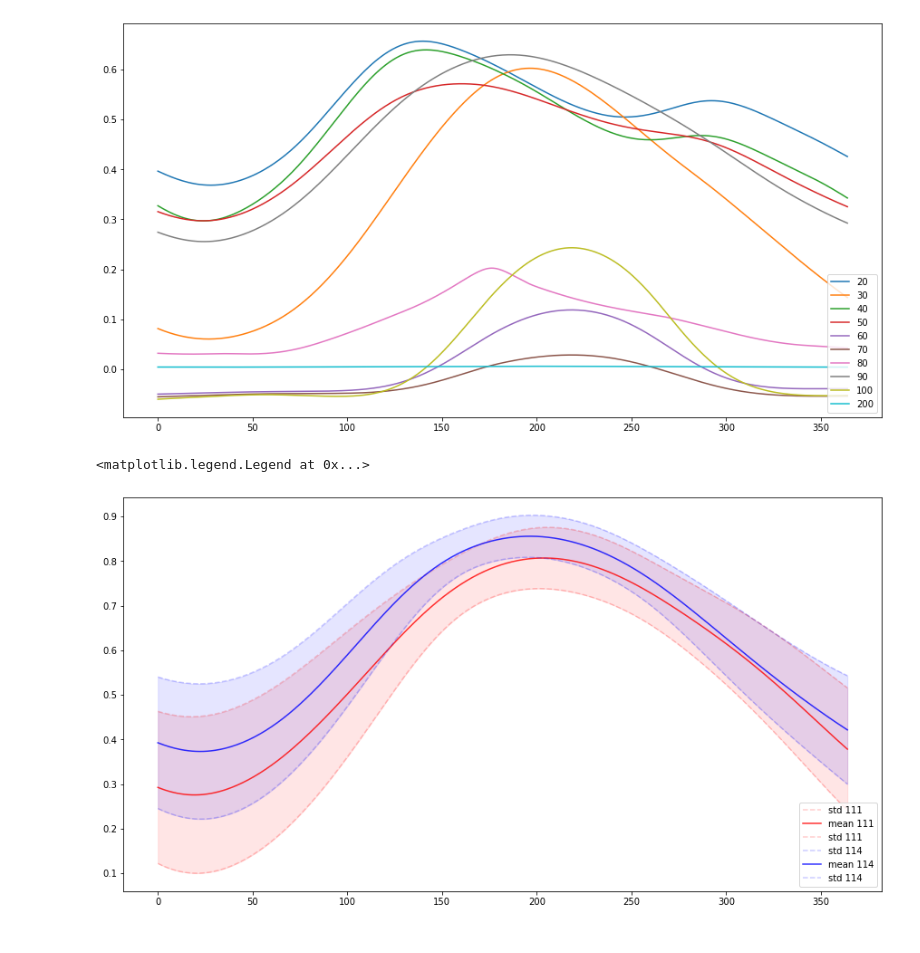
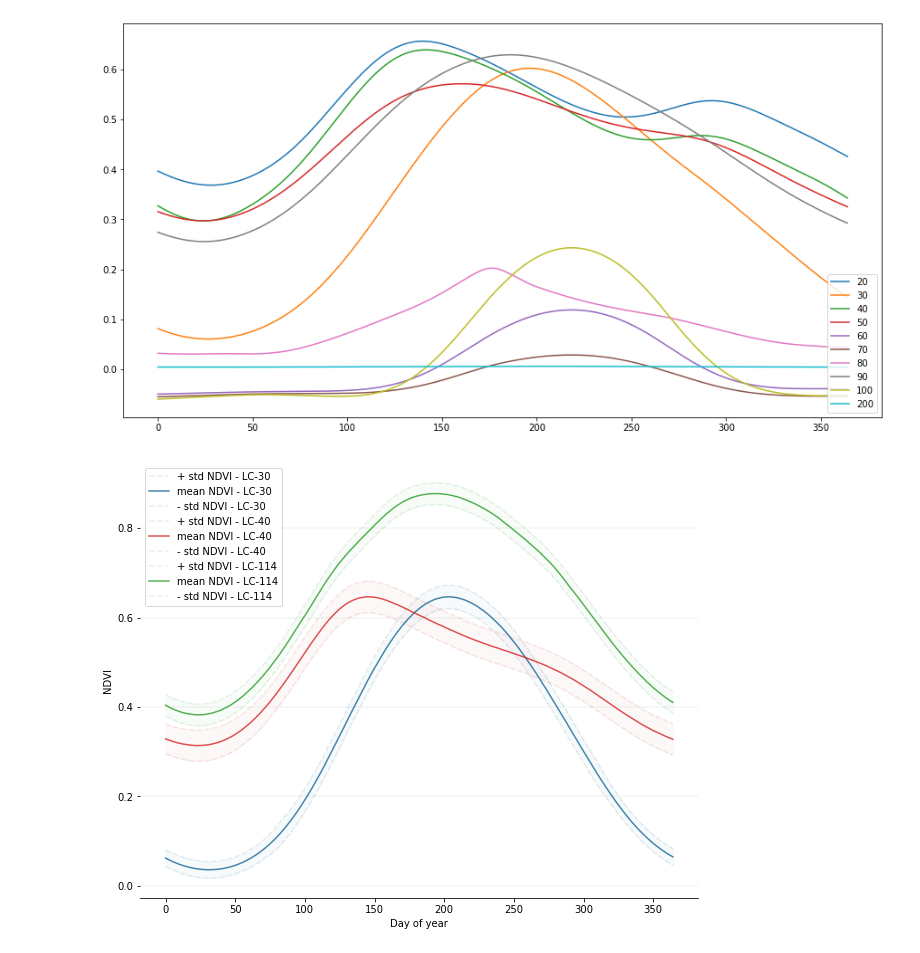
Before and after one commit to satlawa/proj_time_series_analysis, a Jupyter notebook: maps.ipynb, the cells around one changed output. Cells and saved outputs as stored; diff of their text form; code cells hidden in the pictures.

```diff
--- a/maps.ipynb
+++ b/maps.ipynb
@@ -466,0 +497,2 @@ ndvi = h5py.File(path_hdf5, 'r')
+# %%
+lc_geo = lc_geo.flatten()
@@ -466,0 +534,9 @@ ndvi = h5py.File(path_hdf5, 'r')
+# %%
+for lc_type in np.unique(lc_geo)[1:]:
+    # create dataset
+    hdf5_modis_lc.create_dataset('y'+str(lc_type), (lc_geo[lc_geo==lc_type].size*11, 365), dtype=np.float16)
+# %%
+# get indices of lc types
+idxs = {}
+for lc_type in np.unique(lc_geo)[1:]:
+    idxs[str(lc_type)] = np.where(lc_geo.flatten()==lc_type)[0]
@@ -538,23 +658,39 @@ ax.legend(loc='lower right')
 ndvi_mean = {}
 ndvi_std = {}
 
-for lc_type in [111,114]:
+#for lc_type in [30,40,114]:
+for lc_type in [111, 114, 126]:
+#for lc_type in [50, 60, 70, 80]:
     idxs = np.where(lc.flatten()==lc_type)
 
-    ndvi_mean[lc_type] = np.mean(ndvi_2010[idxs], axis=0)
-    ndvi_std[lc_type] = np.std(ndvi_2010[idxs], axis=0)
+    ndvi_mean[lc_type] = np.mean(hdf5_modis_lc['y'+str(lc_type)][:], axis=0)
+    ndvi_std[lc_type] = np.std(hdf5_modis_lc['y'+str(lc_type)][:], axis=0)
 # %%
-fig, ax = plt.subplots(figsize=(15, 8))
+fig, ax = plt.subplots(figsize=(10, 8))
 
-for lc_type in [111,114]:
-    color = 'red' if lc_type==111 else 'blue'
-    ax.plot(ndvi_mean[lc_type]+ndvi_std[lc_type], label='std '+str(lc_type), color=color, ls='--', alpha=0.2)
-    ax.plot(ndvi_mean[lc_type], label='mean '+str(lc_type), color=color, alpha=0.8)
-    ax.plot(ndvi_mean[lc_type]-ndvi_std[lc_type], label='std '+str(lc_type), color=color, ls='--', alpha=0.2)
+#colors = ['#73020C', '#426A8C', '#D94D1A']
+colors = ['#1A699A', '#d62728', '#2ca02c']
 
-    ax.fill_between(np.arange(0,365), ndvi_mean[lc_type]+ndvi_std[lc_type], ndvi_mean[lc_type]-ndvi_std[lc_type], alpha=0.1, color=color)
+for col_idx, lc_type in enumerate([30,40,114]):
 
-ax.legend(loc='lower right')
+    ax.plot(ndvi_mean[lc_type]+ndvi_std[lc_type], label='+ std NDVI - LC-'+str(lc_type), color=colors[col_idx], ls='--', alpha=0.1)
+    ax.plot(ndvi_mean[lc_type], label='mean NDVI - LC-'+str(lc_type), color=colors[col_idx], alpha=0.8)
+    ax.plot(ndvi_mean[lc_type]-ndvi_std[lc_type], label='- std NDVI - LC-'+str(lc_type), color=colors[col_idx], ls='--', alpha=0.1)
+
+    ax.fill_between(np.arange(0,365), ndvi_mean[lc_type]+ndvi_std[lc_type],\
+                    ndvi_mean[lc_type]-ndvi_std[lc_type], alpha=0.03, color=colors[col_idx])
+
+    ax.set_ylabel('NDVI')
+    ax.set_xlabel('Day of year')
+
+    # Add major gridlines in the y-axis
+    ax.grid(color='grey', axis='y', linestyle='-', linewidth=0.25, alpha=0.5)
+
+    ax.spines["right"].set_visible(False)
+    ax.spines["top"].set_visible(False)
+    ax.spines["left"].set_visible(False)
+
+ax.legend(loc='upper left')
+plt.savefig('/home/philipp/Data/modis/graphs/NDVI_mean_main_108.png', dpi=300)
 # %% [output]
-<matplotlib.legend.Legend at 0x...>
-[figure, old version]
+[figure, new version]
```
Also changed, not shown: parts of 48 cells of this notebook.
